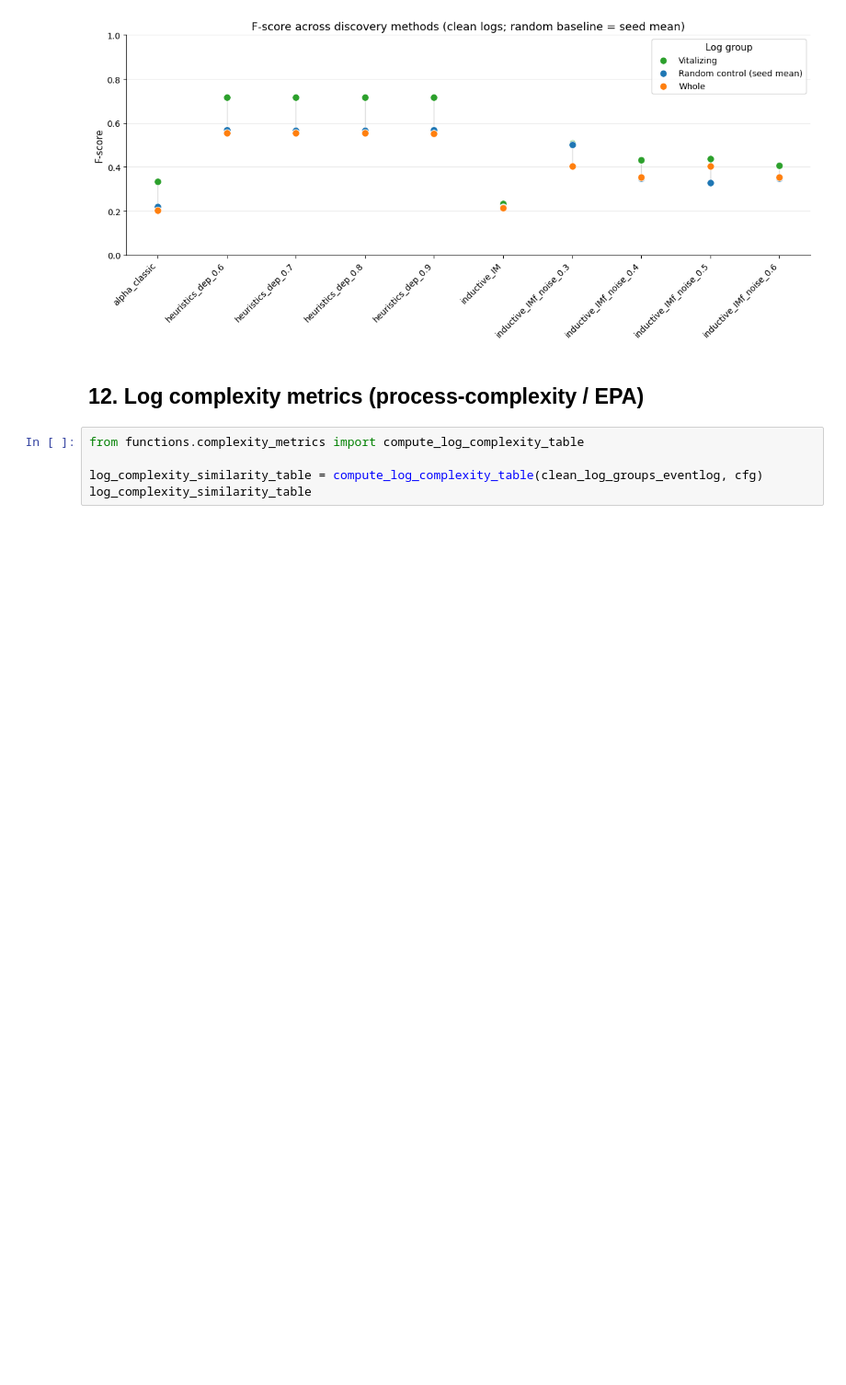
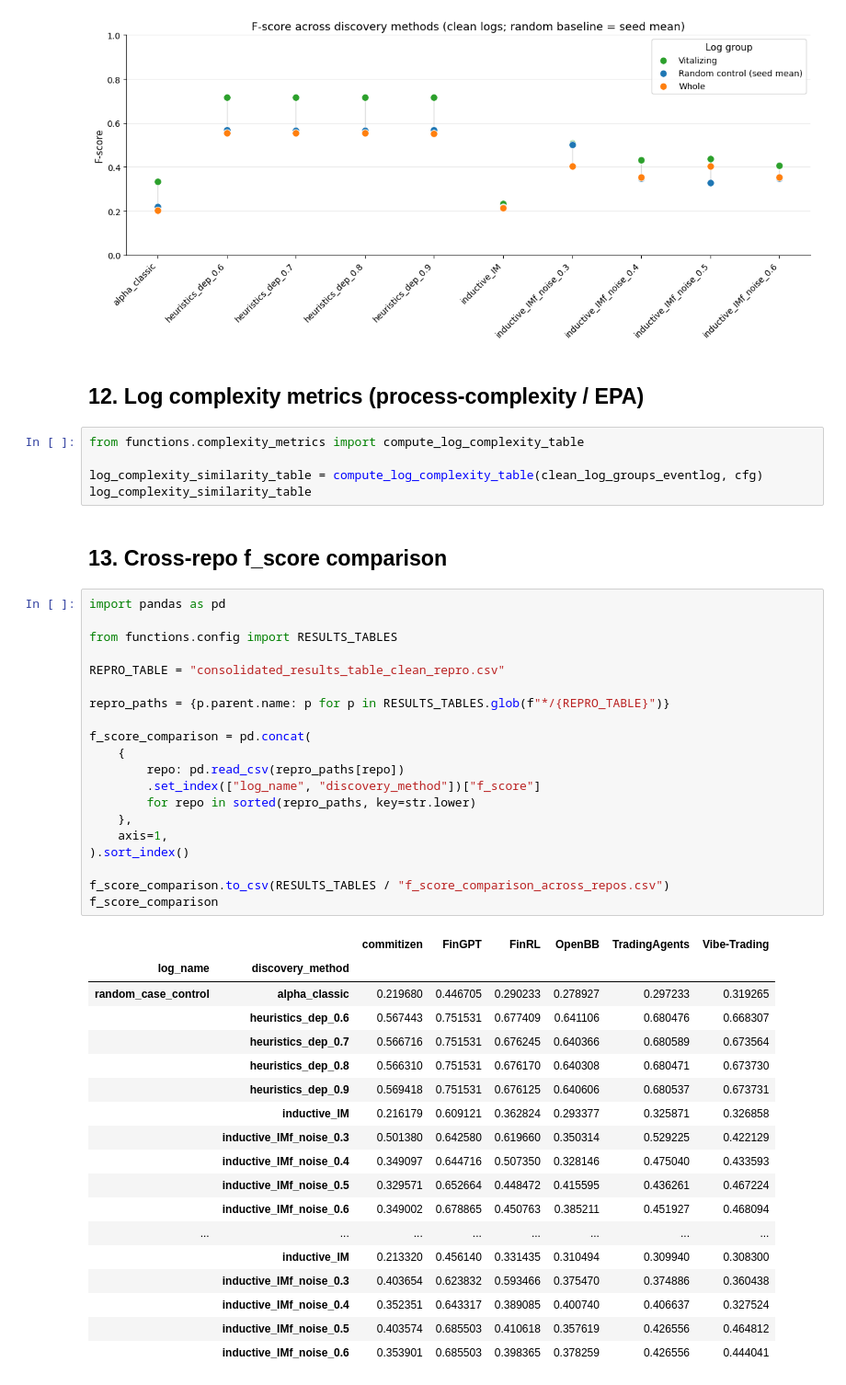
Before and after one commit to MahsaChoop/Lifecycle-Processes, a Jupyter notebook: main.ipynb, the cells around one changed output. Shown at 92% size. Drawn from its saved outputs; the diff is of its cells as text; blank space fills up the shorter version.

```diff
--- a/main.ipynb
+++ b/main.ipynb
@@ -286,3 +286,44 @@ from functions.complexity_metrics import compute_log_complexity_table
 
 log_complexity_similarity_table = compute_log_complexity_table(clean_log_groups_eventlog, cfg)
 log_complexity_similarity_table
+# %% [markdown]
+## 13. Cross-repo f_score comparison
+# %%
+import pandas as pd
+
+from functions.config import RESULTS_TABLES
+
+REPRO_TABLE = "consolidated_results_table_clean_repro.csv"
+
+repro_paths = {p.parent.name: p for p in RESULTS_TABLES.glob(f"*/{REPRO_TABLE}")}
+
+f_score_comparison = pd.concat(
+    {
+        repo: pd.read_csv(repro_paths[repo])
+        .set_index(["log_name", "discovery_method"])["f_score"]
+        for repo in sorted(repro_paths, key=str.lower)
+    },
+    axis=1,
+).sort_index()
+
+f_score_comparison.to_csv(RESULTS_TABLES / "f_score_comparison_across_repos.csv")
+f_score_comparison
+# %% [output]
+|  |  | commitizen | FinGPT | FinRL | OpenBB | TradingAgents | Vibe-Trading |
+| log_name | discovery_method |  |  |  |  |  |  |
+| random_case_control | alpha_classic | 0.219680 | 0.446705 | 0.290233 | 0.278927 | 0.297233 | 0.319265 |
+|  | heuristics_dep_0.6 | 0.567443 | 0.751531 | 0.677409 | 0.641106 | 0.680476 | 0.668307 |
+|  | heuristics_dep_0.7 | 0.566716 | 0.751531 | 0.676245 | 0.640366 | 0.680589 | 0.673564 |
+|  | heuristics_dep_0.8 | 0.566310 | 0.751531 | 0.676170 | 0.640308 | 0.680471 | 0.673730 |
+|  | heuristics_dep_0.9 | 0.569418 | 0.751531 | 0.676125 | 0.640606 | 0.680537 | 0.673731 |
+|  | inductive_IM | 0.216179 | 0.609121 | 0.362824 | 0.293377 | 0.325871 | 0.326858 |
+|  | inductive_IMf_noise_0.3 | 0.501380 | 0.642580 | 0.619660 | 0.350314 | 0.529225 | 0.422129 |
+|  | inductive_IMf_noise_0.4 | 0.349097 | 0.644716 | 0.507350 | 0.328146 | 0.475040 | 0.433593 |
+|  | inductive_IMf_noise_0.5 | 0.329571 | 0.652664 | 0.448472 | 0.415595 | 0.436261 | 0.467224 |
+|  | inductive_IMf_noise_0.6 | 0.349002 | 0.678865 | 0.450763 | 0.385211 | 0.451927 | 0.468094 |
+| ... | ... | ... | ... | ... | ... | ... | ... |
+|  | inductive_IM | 0.213320 | 0.456140 | 0.331435 | 0.310494 | 0.309940 | 0.308300 |
+|  | inductive_IMf_noise_0.3 | 0.403654 | 0.623832 | 0.593466 | 0.375470 | 0.374886 | 0.360438 |
+|  | inductive_IMf_noise_0.4 | 0.352351 | 0.643317 | 0.389085 | 0.400740 | 0.406637 | 0.327524 |
+|  | inductive_IMf_noise_0.5 | 0.403574 | 0.685503 | 0.410618 | 0.357619 | 0.426556 | 0.464812 |
+|  | inductive_IMf_noise_0.6 | 0.353901 | 0.685503 | 0.398365 | 0.378259 | 0.426556 | 0.444041 |
```
Also changed, not shown: 1 other file.
